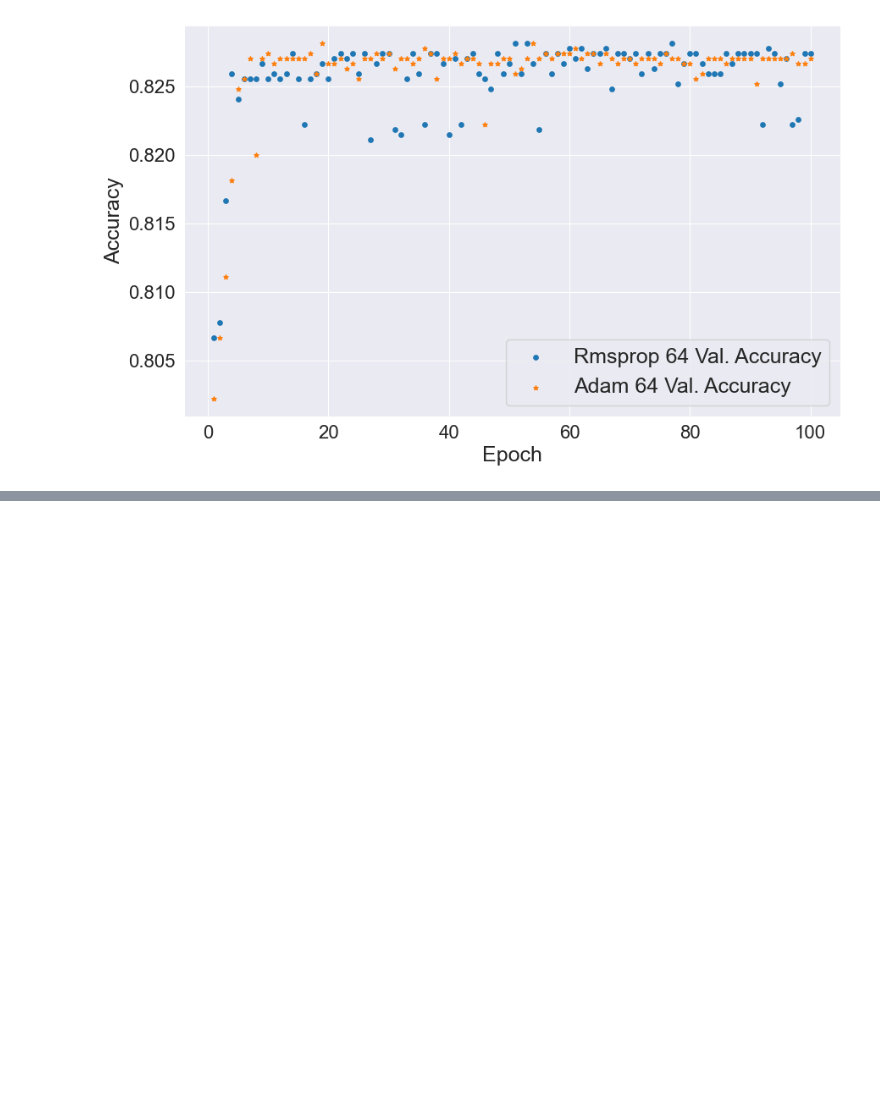
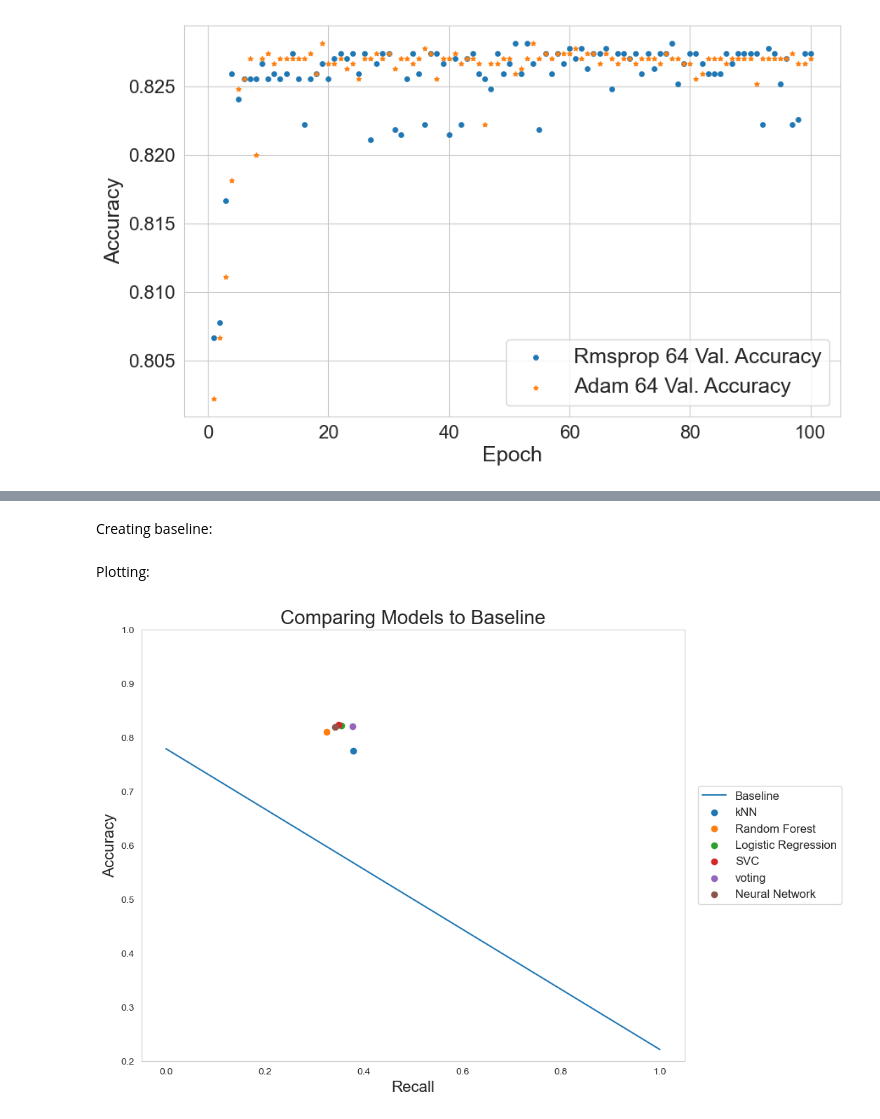
Before and after one commit to sktamagaw/erdos-fall22-mulberry, a Jupyter notebook: Models/Neural Network Models.ipynb, the cells around one changed output, grey strips where cells are left out. Drawn from its saved outputs; the diff is of its cells as text; code cells hidden in the pictures; blank space fills up the shorter version.

```diff
--- a/Models/Neural Network Models.ipynb
+++ b/Models/Neural Network Models.ipynb
@@ -8,7 +8,7 @@ import matplotlib.pyplot as plt
 import seaborn as sns
 
 # Grid Style
-sns.set_style("darkgrid")
+sns.set_style("whitegrid")
 
 # For neural networks
 from keras import models
@@ -376,0 +311,59 @@ plt.show()
+# %% [markdown]
+Creating baseline:
+# %%
+#define N as the number of observations that are 1
+N = df['Y'].value_counts()[1]
+
+#define T as the total number of observations
+T = len(df)
+# %%
+#define probs as a list of probabilities P
+iters=10
+probs=[(1/iters)*i for i in range(0,iters+1)]
+# %%
+#Accuracy = (TP+TN)/TOTAL
+accuracy = [(N*P+(1-P)*(T-N))/T for P in probs]
+
+#recall = TP/(TN+FP)
+recall=[N*P/N for P in probs]
+# %% [markdown]
+Plotting:
+# %%
+plt.figure(figsize=(10,8))
+
+plt.plot(recall, accuracy,
+        label='Baseline')
+
+plt.title('Comparing Models to Baseline', fontsize=20)
+
+plt.xlabel('Recall', fontsize=16)
+plt.ylabel('Accuracy', fontsize=16)
+
+plt.scatter(0.3789, 0.7753,
+       label='kNN')
+
+plt.scatter(0.3253, 0.8103,
+           label='Random Forest')
+
+plt.scatter(0.3554, 0.8213,
+           label='Logistic Regression')
+
+plt.scatter(0.3494, 0.8227,
+           label='SVC')
+
+plt.scatter(0.378, 0.8203,
+           label='voting')
+
+plt.scatter(0.3419, 0.8190,
+           label='Neural Network')
+
+#plt.plot([0,1],[accuracy[0], accuracy[0]])
+
+
+plt.ylim((0.2,1))
+plt.grid()
+plt.legend(loc="center right", bbox_to_anchor=(1.3, 0.5), fontsize=12)
+
+plt.show()
+# %% [output]
+[figure, added]
```
Also changed, not shown: parts of 8 cells of this notebook.
